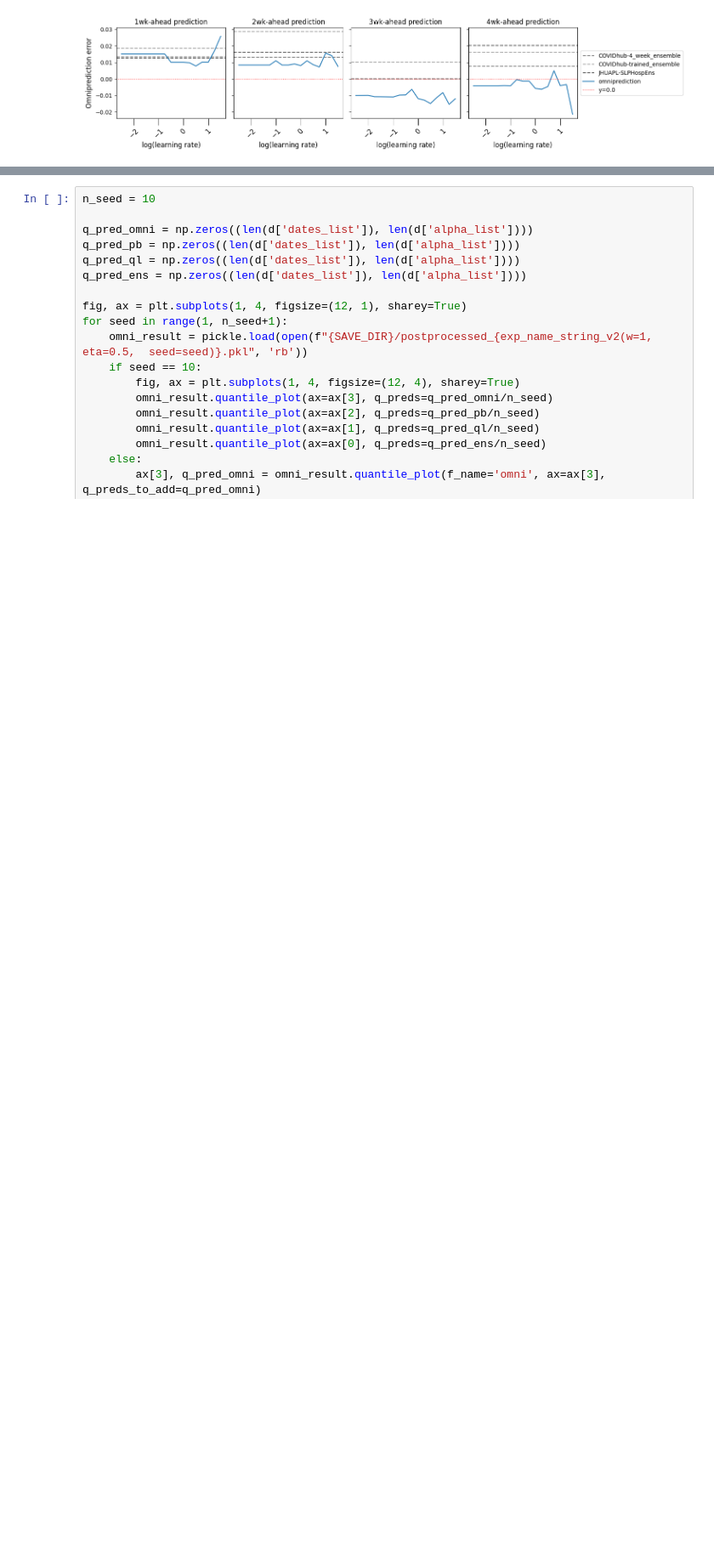
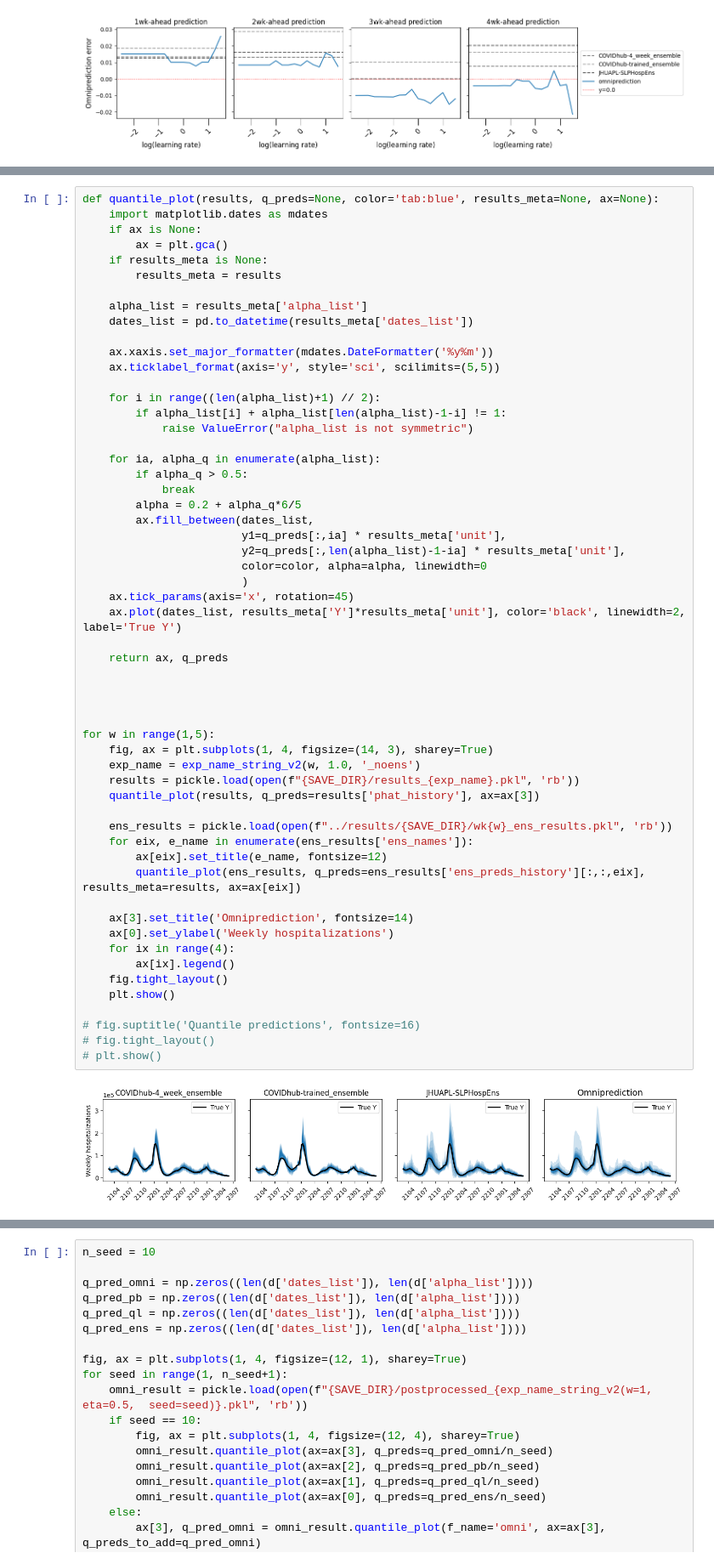
Before and after one commit to hysk79/omni-quantile, a Jupyter notebook: src/covid_hosp_weekly_v2.ipynb, the cells around one changed output, grey strips where cells are left out. Shown at 85% size. Saved outputs shown, nothing was run; the diff lists cells and outputs as text; blank space fills up the shorter version.

```diff
--- a/src/covid_hosp_weekly_v2.ipynb
+++ b/src/covid_hosp_weekly_v2.ipynb
@@ -262,0 +302,58 @@ plt.show()
+# %%
+def quantile_plot(results, q_preds=None, color='tab:blue', results_meta=None, ax=None):
+    import matplotlib.dates as mdates
+    if ax is None:
+        ax = plt.gca()
+    if results_meta is None:
+        results_meta = results
+
+    alpha_list = results_meta['alpha_list']
+    dates_list = pd.to_datetime(results_meta['dates_list'])
+
+    ax.xaxis.set_major_formatter(mdates.DateFormatter('%y%m'))
+    ax.ticklabel_format(axis='y', style='sci', scilimits=(5,5))
+
+    for i in range((len(alpha_list)+1) // 2):
+        if alpha_list[i] + alpha_list[len(alpha_list)-1-i] != 1:
+            raise ValueError("alpha_list is not symmetric")
+
+    for ia, alpha_q in enumerate(alpha_list):
+        if alpha_q > 0.5:
+            break
+        alpha = 0.2 + alpha_q*6/5
+        ax.fill_between(dates_list,
+                        y1=q_preds[:,ia] * results_meta['unit'],
+                        y2=q_preds[:,len(alpha_list)-1-ia] * results_meta['unit'],
+                        color=color, alpha=alpha, linewidth=0
+                        )
+    ax.tick_params(axis='x', rotation=45)
+    ax.plot(dates_list, results_meta['Y']*results_meta['unit'], color='black', linewidth=2, label='True Y')
+
+    return ax, q_preds
+
+
+
+
+for w in range(1,5):
+    fig, ax = plt.subplots(1, 4, figsize=(14, 3), sharey=True)
+    exp_name = exp_name_string_v2(w, 1.0, '_noens')
+    results = pickle.load(open(f"{SAVE_DIR}/results_{exp_name}.pkl", 'rb'))
+    quantile_plot(results, q_preds=results['phat_history'], ax=ax[3])
+
+    ens_results = pickle.load(open(f"../results/{SAVE_DIR}/wk{w}_ens_results.pkl", 'rb'))
+    for eix, e_name in enumerate(ens_results['ens_names']):
+        ax[eix].set_title(e_name, fontsize=12)
+        quantile_plot(ens_results, q_preds=ens_results['ens_preds_history'][:,:,eix], results_meta=results, ax=ax[eix])
+
+    ax[3].set_title('Omniprediction', fontsize=14)
+    ax[0].set_ylabel('Weekly hospitalizations')
+    for ix in range(4):
+        ax[ix].legend()
+    fig.tight_layout()
+    plt.show()
+
+# fig.suptitle('Quantile predictions', fontsize=16)
+# fig.tight_layout()
+# plt.show()
+# %% [output]
+[figure, added]
```
Also changed, not shown: parts of 9 cells of this notebook, 11 other files.
